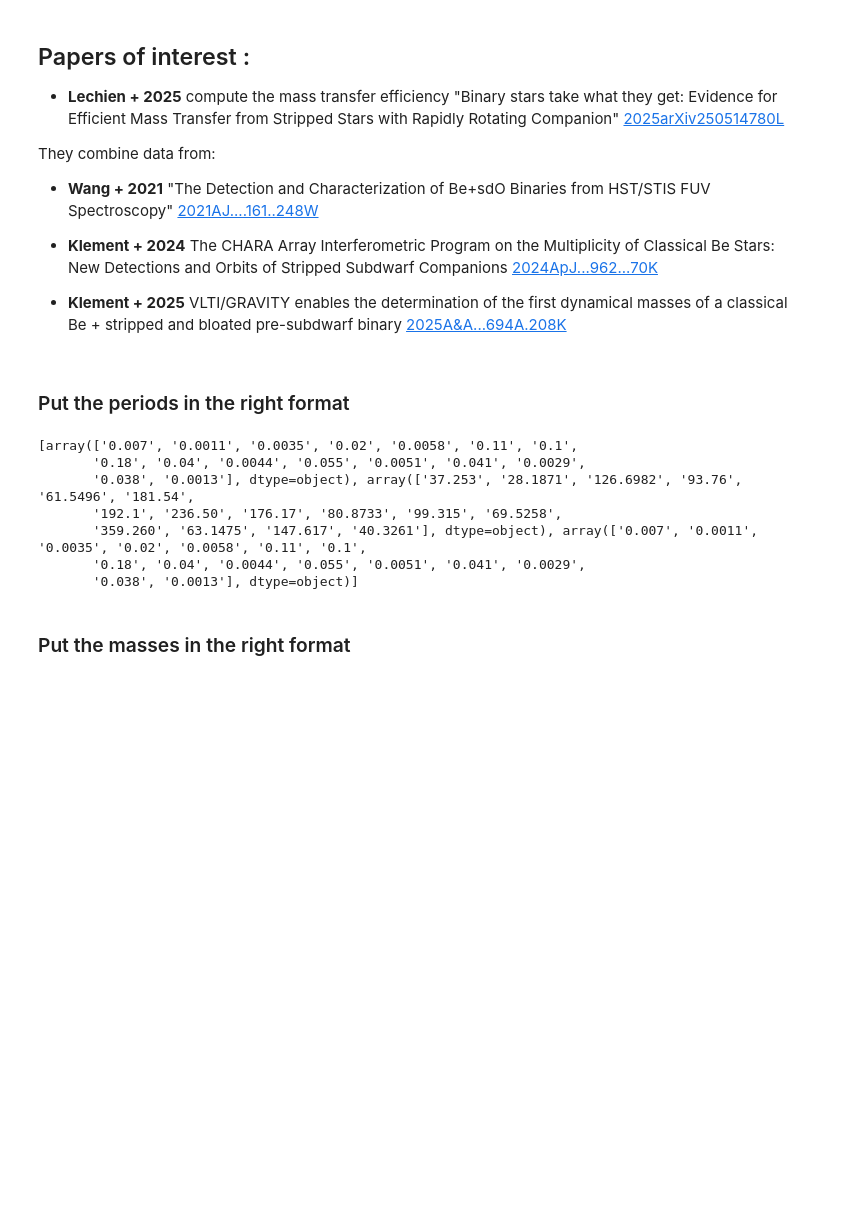
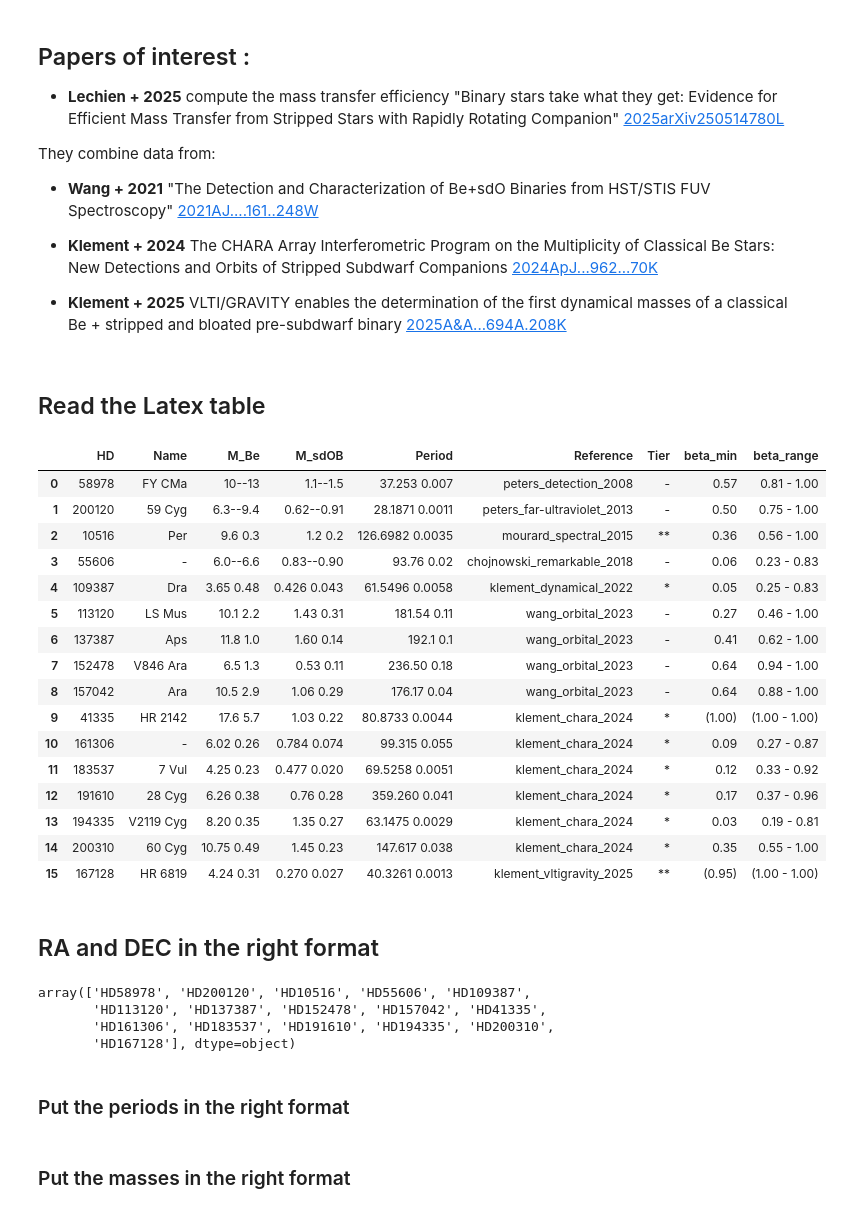
Before and after one commit to LiekeVanSon/post_mt_catalog, a Jupyter notebook: code/compile_BeStarTable.ipynb, the cells around one changed output. Saved outputs shown, nothing was run; the diff lists cells and outputs as text; code cells hidden in the pictures; blank space fills up the shorter version.

```diff
--- a/code/compile_BeStarTable.ipynb
+++ b/code/compile_BeStarTable.ipynb
@@ -22,6 +22,8 @@ They combine data from:
 - **Klement + 2024** The CHARA Array Interferometric Program on the Multiplicity of Classical Be Stars: New Detections and Orbits of Stripped Subdwarf Companions  [2024ApJ...962...70K](https://ui.adsabs.harvard.edu/abs/2024ApJ...962...70K/abstract)
 
 - **Klement + 2025**  VLTI/GRAVITY enables the determination of the first dynamical masses of a classical Be + stripped and bloated pre-subdwarf binary [2025A&A...694A.208K](https://ui.adsabs.harvard.edu/abs/2025A%26A...694A.208K/abstract)
+# %% [markdown]
+## Read the Latex table
 # %%
 ### READING the compiled table from Lechien et al. 2025
 
@@ -39,51 +41,101 @@ for line in lines:
     if r"\end{tabular}" in line:
         break
     if in_table:
         table_lines.append(line.strip())
 
 # Filter out lines we don't need
 table_rows = [line for line in table_lines if not line.startswith("\\") and line]
 
 # Now split and clean each row
 cleaned_rows = []
 for row in table_rows:
     row = row.split("&")
     row = [re.sub(r"\\\w+", "", col).strip() for col in row]  # remove LaTeX commands like \cite
     row = [re.sub(r"\$|\\", "", col) for col in row]          # remove $ signs and backslashes
     row = [col.replace("pm", "±").replace("{", "").replace("}", "") for col in row]
     cleaned_rows.append(row)
 
 # Create a DataFrame (skip header rows if needed)
 header = [
     "HD", "Name", "M_Be", "M_sdOB", "Period", "Reference", "Tier",
     "beta_min", "beta_range"
 ]
 
 # Trim extra rows that aren't data
 data_rows = [r for r in cleaned_rows if len(r) == len(header)]
 
 Lechien25 = pd.DataFrame(data_rows, columns=header)
 
 # Remove the first 2 rows (which arent data)
 Lechien25 = Lechien25.iloc[2:].reset_index(drop=True)
+
+display(Lechien25)
+# %% [output]
+|  | HD | Name | M_Be | M_sdOB | Period | Reference | Tier | beta_min | beta_range |
+| 0 | 58978 | FY CMa | 10--13 | 1.1--1.5 | 37.253 0.007 | peters_detection_2008 | - | 0.57 | 0.81 - 1.00 |
+| 1 | 200120 | 59 Cyg | 6.3--9.4 | 0.62--0.91 | 28.1871 0.0011 | peters_far-ultraviolet_2013 | - | 0.50 | 0.75 - 1.00 |
+| 2 | 10516 | Per | 9.6 0.3 | 1.2 0.2 | 126.6982 0.0035 | mourard_spectral_2015 | ** | 0.36 | 0.56 - 1.00 |
+| 3 | 55606 | - | 6.0--6.6 | 0.83--0.90 | 93.76 0.02 | chojnowski_remarkable_2018 | - | 0.06 | 0.23 - 0.83 |
+| 4 | 109387 | Dra | 3.65 0.48 | 0.426 0.043 | 61.5496 0.0058 | klement_dynamical_2022 | * | 0.05 | 0.25 - 0.83 |
+| 5 | 113120 | LS Mus | 10.1 2.2 | 1.43 0.31 | 181.54 0.11 | wang_orbital_2023 | - | 0.27 | 0.46 - 1.00 |
+| 6 | 137387 | Aps | 11.8 1.0 | 1.60 0.14 | 192.1 0.1 | wang_orbital_2023 | - | 0.41 | 0.62 - 1.00 |
+| 7 | 152478 | V846 Ara | 6.5 1.3 | 0.53 0.11 | 236.50 0.18 | wang_orbital_2023 | - | 0.64 | 0.94 - 1.00 |
+| 8 | 157042 | Ara | 10.5 2.9 | 1.06 0.29 | 176.17 0.04 | wang_orbital_2023 | - | 0.64 | 0.88 - 1.00 |
+| 9 | 41335 | HR 2142 | 17.6 5.7 | 1.03 0.22 | 80.8733 0.0044 | klement_chara_2024 | * | (1.00) | (1.00 - 1.00) |
+| 10 | 161306 | - | 6.02 0.26 | 0.784 0.074 | 99.315 0.055 | klement_chara_2024 | * | 0.09 | 0.27 - 0.87 |
+| 11 | 183537 | 7 Vul | 4.25 0.23 | 0.477 0.020 | 69.5258 0.0051 | klement_chara_2024 | * | 0.12 | 0.33 - 0.92 |
+| 12 | 191610 | 28 Cyg | 6.26 0.38 | 0.76 0.28 | 359.260 0.041 | klement_chara_2024 | * | 0.17 | 0.37 - 0.96 |
+| 13 | 194335 | V2119 Cyg | 8.20 0.35 | 1.35 0.27 | 63.1475 0.0029 | klement_chara_2024 | * | 0.03 | 0.19 - 0.81 |
+| 14 | 200310 | 60 Cyg | 10.75 0.49 | 1.45 0.23 | 147.617 0.038 | klement_chara_2024 | * | 0.35 | 0.55 - 1.00 |
+| 15 | 167128 | HR 6819 | 4.24 0.31 | 0.270 0.027 | 40.3261 0.0013 | klement_vltigravity_2025 | ** | (0.95) | (1.00 - 1.00) |
+# %% [markdown]
+## RA and DEC in the right format
+# %%
+# Get RA and DEC using the Get_Coords function
+Lechien25['name'] = 'HD' + Lechien25['HD'].astype(str)
+
+display(Lechien25['name'].values)
+targets = Lechien25['name'].values.tolist()
+
+# Run the script and capture output
+result = subprocess.run(["python3", "Get_Coords_From_SIMBAD.py"] + targets, capture_output=True, text=True)
+
+# Get the printed output as a string
+RA_DEC = result.stdout
+
+entries = re.findall(r'([A-Z0-9_]+)\s*=\s*({.*?})', RA_DEC, re.DOTALL)
+RADEC_data = {}
+
+for name, dict_str in entries:
+    RADEC_data[name] = ast.literal_eval(dict_str)
+
+RADEC_data.keys()
+# Now `RADEC_data` is a Python dictionary with the object data
+# print(RADEC_data['HD__58978']['RA'])
+# print(RADEC_data['HD__58978']['Dec'])
+
+# Extract RA and Dec values
+RA_values = [RADEC_data[key]['RA'] for key in RADEC_data.keys() ]
+DEC_values = [RADEC_data[key]['Dec'] for key in RADEC_data.keys() ]
+
+# print(RA_values)
+# print(DEC_values)
+# %% [output]
+array(['HD58978', 'HD200120', 'HD10516', 'HD55606', 'HD109387',
+       'HD113120', 'HD137387', 'HD152478', 'HD157042', 'HD41335',
+       'HD161306', 'HD183537', 'HD191610', 'HD194335', 'HD200310',
+       'HD167128'], dtype=object)
 # %% [markdown]
 ### Put the periods in the right format
 # %%
 ##############################
 # Periods
-Lechien25[['Period_val',  'Period_err']] = Lechien25['Period'].str.split(expand=True)
-Period_val = Lechien25['Period'].str.split(expand=True)  # Extracting Period values and errors
-# Period_values = [Period_val[1][:], Period_val[0][:], Period_val[1][:]] # Create a lis to be added to the DataFrame
-Period_values = [Lechien25['Period_err'].values, Lechien25['Period_val'].values, Lechien25['Period_err'].values] # Create a lis to be added to the DataFrame
-print(Period_values)
+Lechien25[['Period_val', 'Period_err']] = Lechien25['Period'].str.split(expand=True).astype(float)
+
+Lechien25['Period_parsed'] = Lechien25.apply(
+    lambda row: [row['Period_err'], row['Period_val'], row['Period_err']],
+    axis=1
+)
-# %% [output]
-[array(['0.007', '0.0011', '0.0035', '0.02', '0.0058', '0.11', '0.1',
-       '0.18', '0.04', '0.0044', '0.055', '0.0051', '0.041', '0.0029',
-       '0.038', '0.0013'], dtype=object), array(['37.253', '28.1871', '126.6982', '93.76', '61.5496', '181.54',
-       '192.1', '236.50', '176.17', '80.8733', '99.315', '69.5258',
-       '359.260', '63.1475', '147.617', '40.3261'], dtype=object), array(['0.007', '0.0011', '0.0035', '0.02', '0.0058', '0.11', '0.1',
-       '0.18', '0.04', '0.0044', '0.055', '0.0051', '0.041', '0.0029',
-       '0.038', '0.0013'], dtype=object)]
 # %% [markdown]
 ### Put the masses in the right format
 # %%
```
Also changed, not shown: parts of 14 cells of this notebook, 2 other files.
